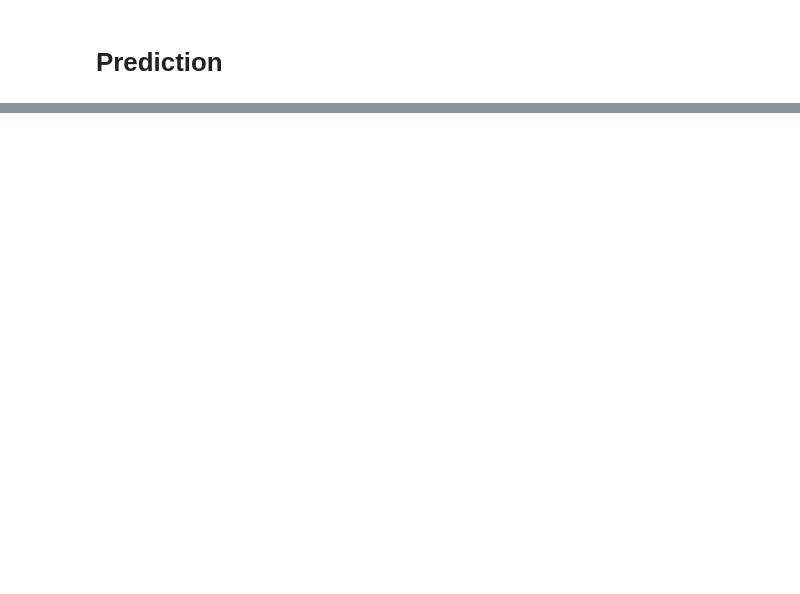
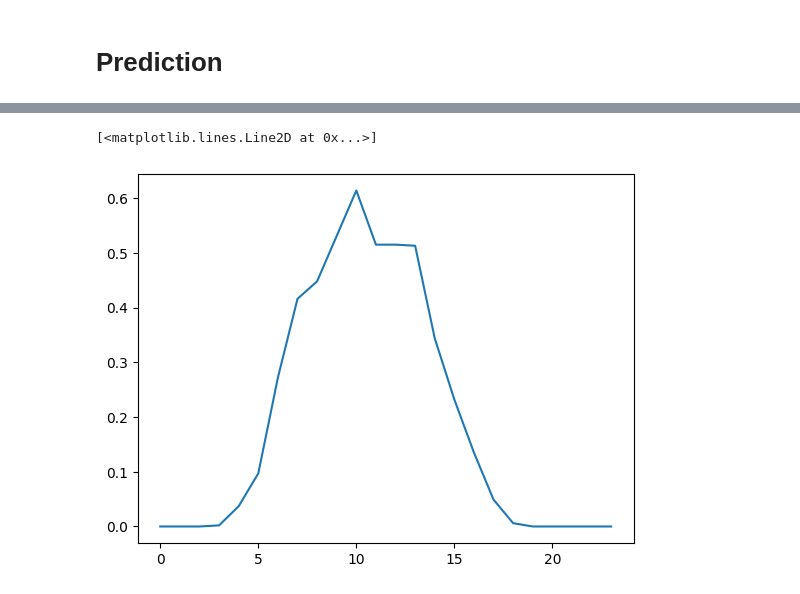
Before and after one commit to jerome-roeser/advanced-power-forecast, a Jupyter notebook: notebooks/Ali_pv_test.ipynb, the cells around one changed output, grey strips where cells are left out. Cells and saved outputs as stored; diff of their text form; code cells hidden in the pictures; blank space fills up the shorter version.

```diff
--- a/notebooks/Ali_pv_test.ipynb
+++ b/notebooks/Ali_pv_test.ipynb
@@ -306,0 +300,5 @@ plt.plot(y_pred[0])
+# %%
+plt.plot(y_true)
+# %% [output]
+[<matplotlib.lines.Line2D at 0x...>]
+[figure, added]
```
Also changed, not shown: parts of 16 cells of this notebook, 1 other file.
